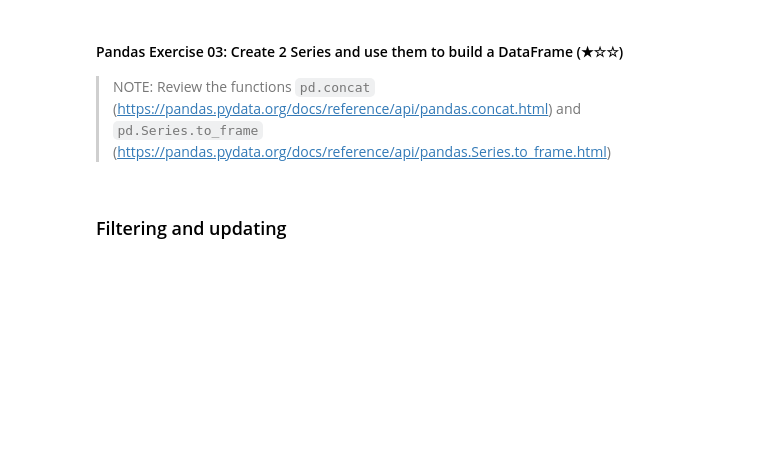
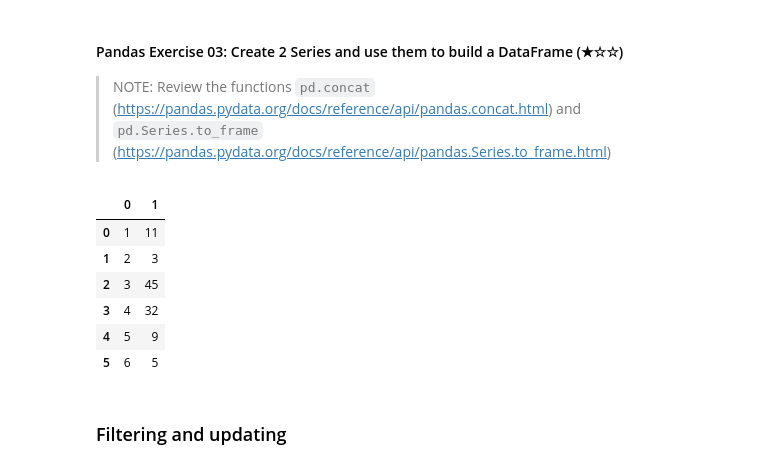
Before and after one commit to LentiaHorosnyi/machine-learning-prework, a Jupyter notebook: 03-pandas/03.1-Intro-To-Pandas.ipynb, the cells around one changed output. Cells and saved outputs as stored; diff of their text form; code cells hidden in the pictures; blank space fills up the shorter version.

```diff
--- a/03-pandas/03.1-Intro-To-Pandas.ipynb
+++ b/03-pandas/03.1-Intro-To-Pandas.ipynb
@@ -336,6 +379,19 @@ dictionary=
 #### Pandas Exercise 03: Create 2 Series and use them to build a DataFrame (★☆☆)
 
 > NOTE: Review the functions `pd.concat` (https://pandas.pydata.org/docs/reference/api/pandas.concat.html) and `pd.Series.to_frame` (https://pandas.pydata.org/docs/reference/api/pandas.Series.to_frame.html)
+# %%
+s1= pd.Series([1,2,3,4,5,6])
+s2= pd.Series([11,3,45,32,9,5])
+dataframe = pd.concat([s1, s2], axis = 1)
+dataframe
+# %% [output]
+|  | 0 | 1 |
+| 0 | 1 | 11 |
+| 1 | 2 | 3 |
+| 2 | 3 | 45 |
+| 3 | 4 | 32 |
+| 4 | 5 | 9 |
+| 5 | 6 | 5 |
 # %% [markdown]
 ### Filtering and updating
 # %% [markdown]
```
Also changed, not shown: parts of 7 cells of this notebook.
